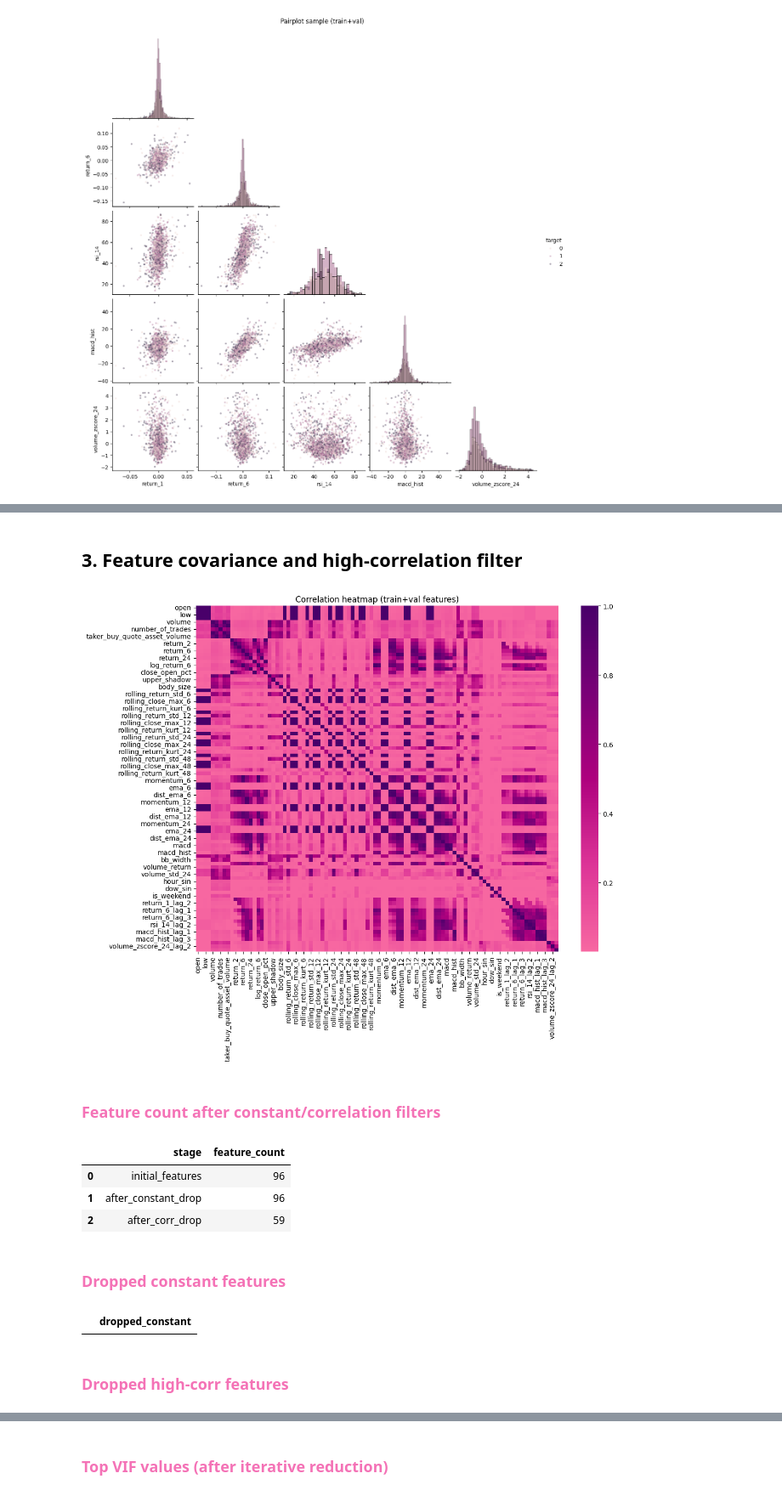
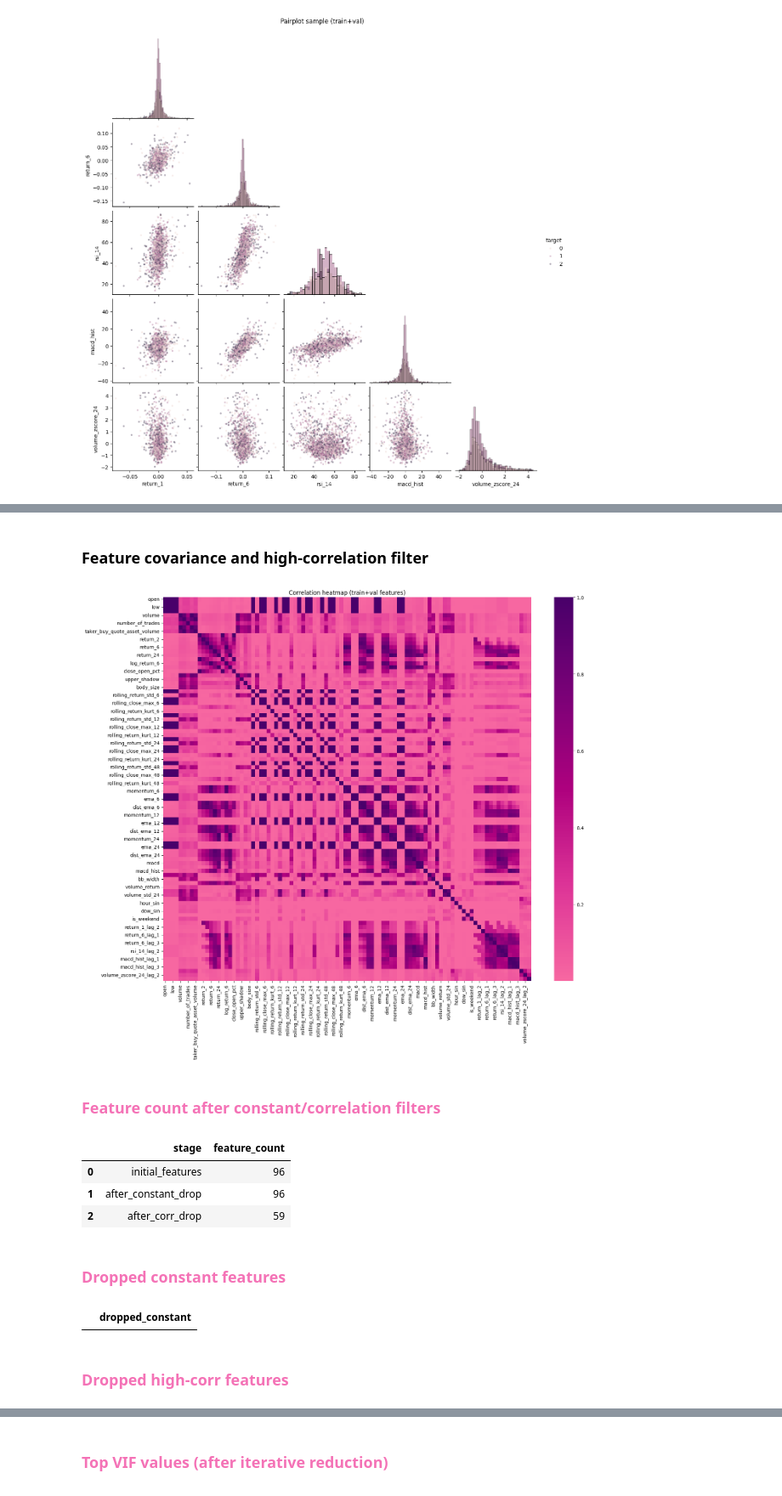
Before and after one commit to aneq05/eth-mlp-project, a Jupyter notebook: notebooks/ready/04_trainval_eda_multicollinearity.ipynb, the cells around one changed output, grey strips where cells are left out. Shown at 85% size. Cells and saved outputs as stored; diff of their text form; code cells hidden in the pictures.

```diff
--- a/notebooks/ready/04_trainval_eda_multicollinearity.ipynb
+++ b/notebooks/ready/04_trainval_eda_multicollinearity.ipynb
@@ -124,39 +129,43 @@ if len(pairplot_cols) >= 3:
 # %% [markdown]
-## 3. Feature covariance and high-correlation filter
+### Feature covariance and high-correlation filter
 # %%
 def drop_constant_features(df: pd.DataFrame, min_unique: int = 2):
     to_drop = [c for c in df.columns if df[c].nunique(dropna=False) < min_unique]
     return df.drop(columns=to_drop), to_drop
 
 
 def drop_highly_correlated_features(df: pd.DataFrame, threshold: float = 0.95):
     corr = df.corr(numeric_only=True).abs()
     upper = corr.where(np.triu(np.ones(corr.shape), k=1).astype(bool))
     to_drop = [col for col in upper.columns if any(upper[col] > threshold)]
     return df.drop(columns=to_drop), to_drop, corr
 
 X_train_val = train_val_df[feature_cols].copy()
 X_train_val = X_train_val.replace([np.inf, -np.inf], np.nan)
 X_train_val = X_train_val.dropna().copy()
 
 X_no_const, dropped_constant = drop_constant_features(X_train_val)
 X_no_corr, dropped_corr, corr_matrix = drop_highly_correlated_features(X_no_const, threshold=0.95)
 
-plt.figure(figsize=(12, 10))
-sns.heatmap(corr_matrix, cmap='RdPu', center=0)
-plt.title('Correlation heatmap (train+val features)')
-plt.tight_layout()
+EDA_REPORTS_PATH = '../../reports/eda/'
+os.makedirs(EDA_REPORTS_PATH, exist_ok=True)
+
+fig, ax = plt.subplots(figsize=(16, 14))
+sns.heatmap(corr_matrix, cmap='RdPu', center=0, ax=ax)
+ax.set_title('Correlation heatmap (train+val features)')
+fig.tight_layout()
+fig.savefig(EDA_REPORTS_PATH + 'corr_heatmap_train_val.png', dpi=300, bbox_inches='tight')
 plt.show()
 
 filter_report = pd.DataFrame({
     'stage': ['initial_features', 'after_constant_drop', 'after_corr_drop'],
     'feature_count': [len(X_train_val.columns), len(X_no_const.columns), len(X_no_corr.columns)],
 })
 styler.style_me(filter_report, title='Feature count after constant/correlation filters')
 styler.style_me(pd.DataFrame({'dropped_constant': dropped_constant}), title='Dropped constant features')
 styler.style_me(pd.DataFrame({'dropped_corr': dropped_corr}), title='Dropped high-corr features')
 # %% [output]
-[figure, old version]
+[figure, new version]
 Feature count after constant/correlation filters
 |  | stage | feature_count |
 | 0 | initial_features | 96 |
```
Also changed, not shown: parts of 13 cells of this notebook, 5 other files.
